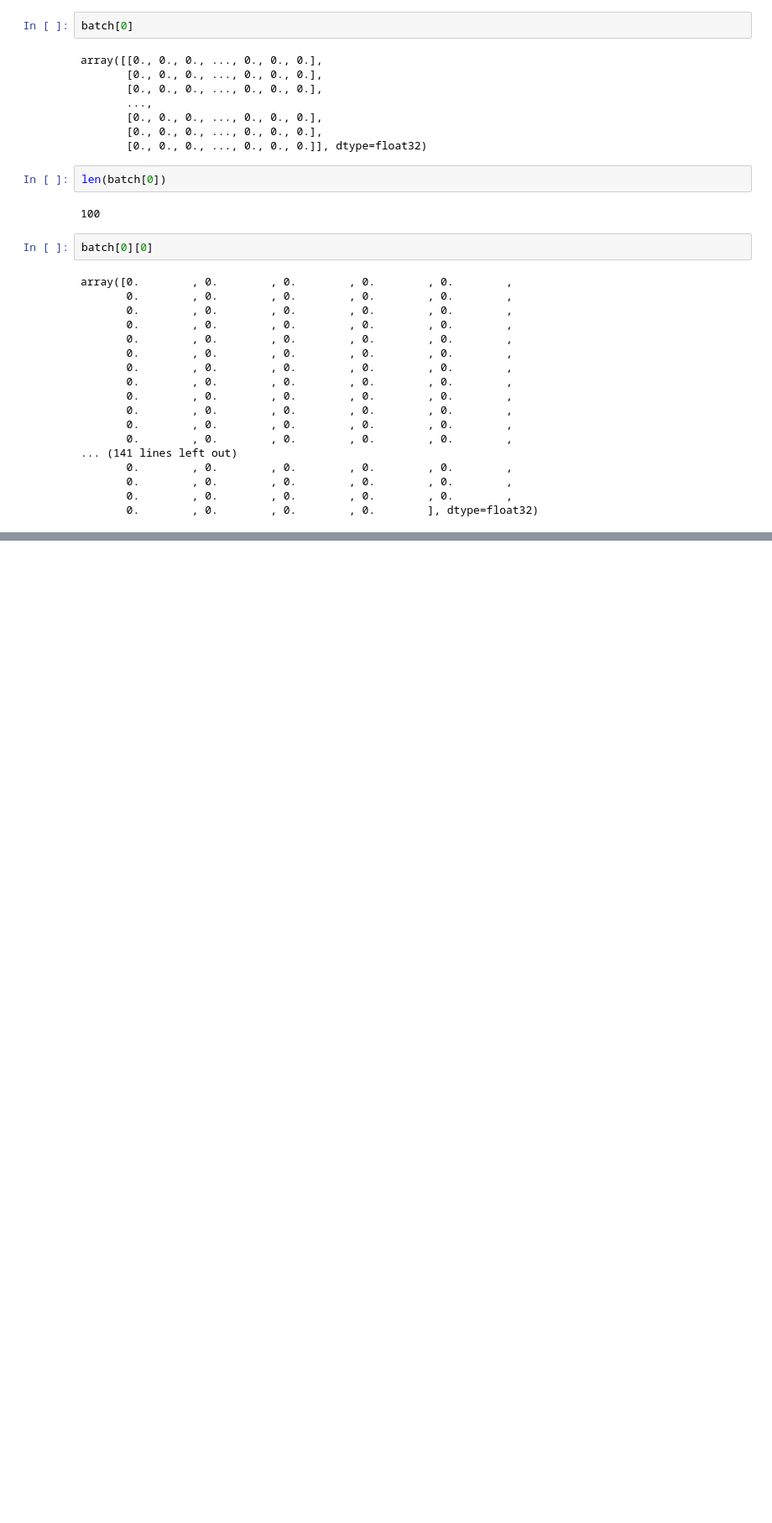
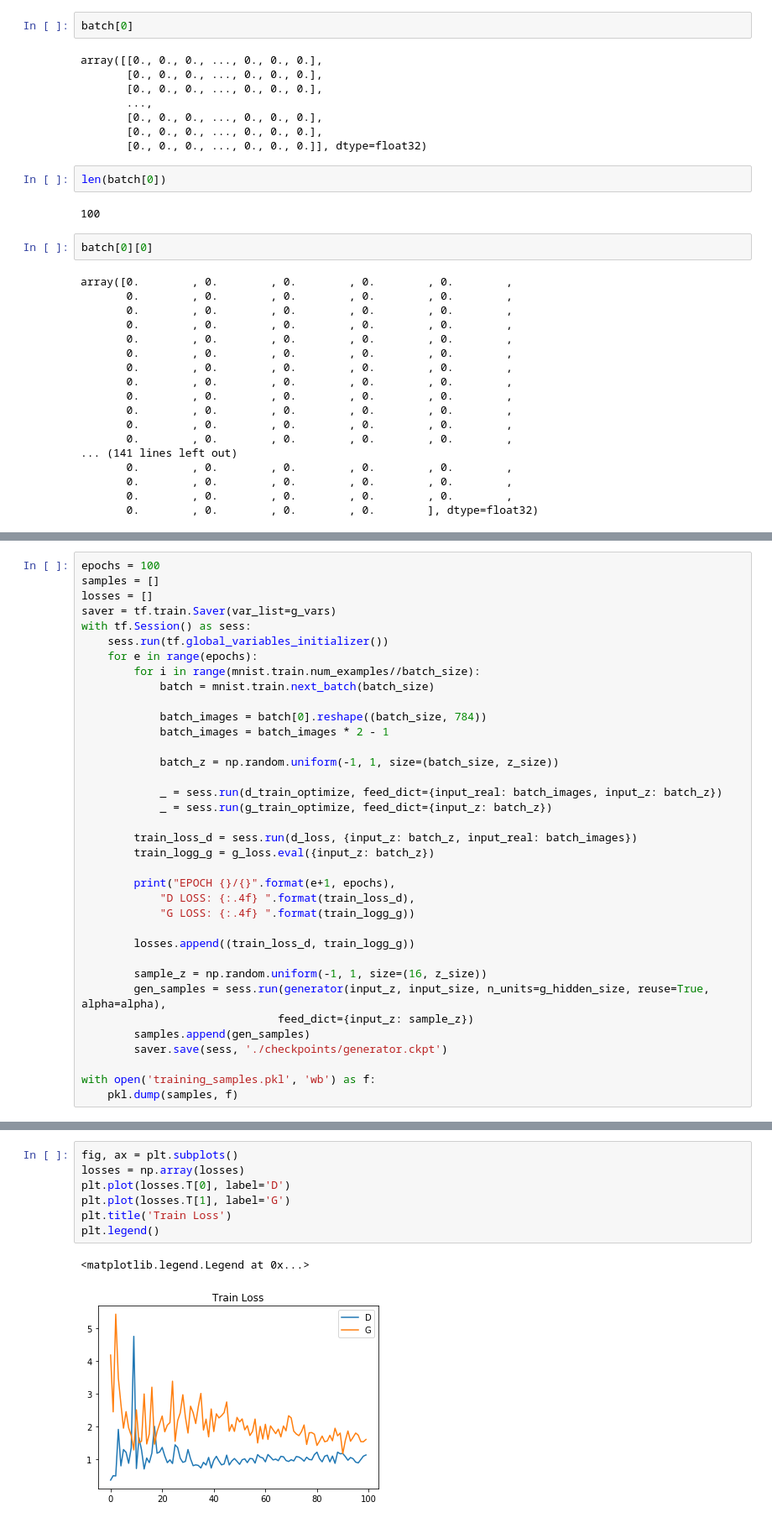
Before and after one commit to tayutaedomo/udemy-tensorflow-gan, a Jupyter notebook: section_5.ipynb, the cells around one changed output, grey strips where cells are left out. Shown at 84% size. Saved outputs shown, nothing was run; the diff lists cells and outputs as text; blank space fills up the shorter version.

```diff
--- a/section_5.ipynb
+++ b/section_5.ipynb
@@ -158,0 +169,36 @@ batch[1][0]
+# %%
+epochs = 100
+samples = []
+losses = []
+saver = tf.train.Saver(var_list=g_vars)
+with tf.Session() as sess:
+    sess.run(tf.global_variables_initializer())
+    for e in range(epochs):
+        for i in range(mnist.train.num_examples//batch_size):
+            batch = mnist.train.next_batch(batch_size)
+
+            batch_images = batch[0].reshape((batch_size, 784))
+            batch_images = batch_images * 2 - 1
+
+            batch_z = np.random.uniform(-1, 1, size=(batch_size, z_size))
+
+            _ = sess.run(d_train_optimize, feed_dict={input_real: batch_images, input_z: batch_z})
+            _ = sess.run(g_train_optimize, feed_dict={input_z: batch_z})
+
+        train_loss_d = sess.run(d_loss, {input_z: batch_z, input_real: batch_images})
+        train_logg_g = g_loss.eval({input_z: batch_z})
+
+        print("EPOCH {}/{}".format(e+1, epochs),
+            "D LOSS: {:.4f} ".format(train_loss_d),
+            "G LOSS: {:.4f} ".format(train_logg_g))
+
+        losses.append((train_loss_d, train_logg_g))
+
+        sample_z = np.random.uniform(-1, 1, size=(16, z_size))
+        gen_samples = sess.run(generator(input_z, input_size, n_units=g_hidden_size, reuse=True, alpha=alpha),
+                              feed_dict={input_z: sample_z})
+        samples.append(gen_samples)
+        saver.save(sess, './checkpoints/generator.ckpt')
+
+with open('training_samples.pkl', 'wb') as f:
+    pkl.dump(samples, f)
@@ -158,0 +223,10 @@ batch[1][0]
+# %%
+fig, ax = plt.subplots()
+losses = np.array(losses)
+plt.plot(losses.T[0], label='D')
+plt.plot(losses.T[1], label='G')
+plt.title('Train Loss')
+plt.legend()
+# %% [output]
+<matplotlib.legend.Legend at 0x...>
+[figure, added]
```
Also changed, not shown: parts of 9 cells of this notebook, 5 other files.
